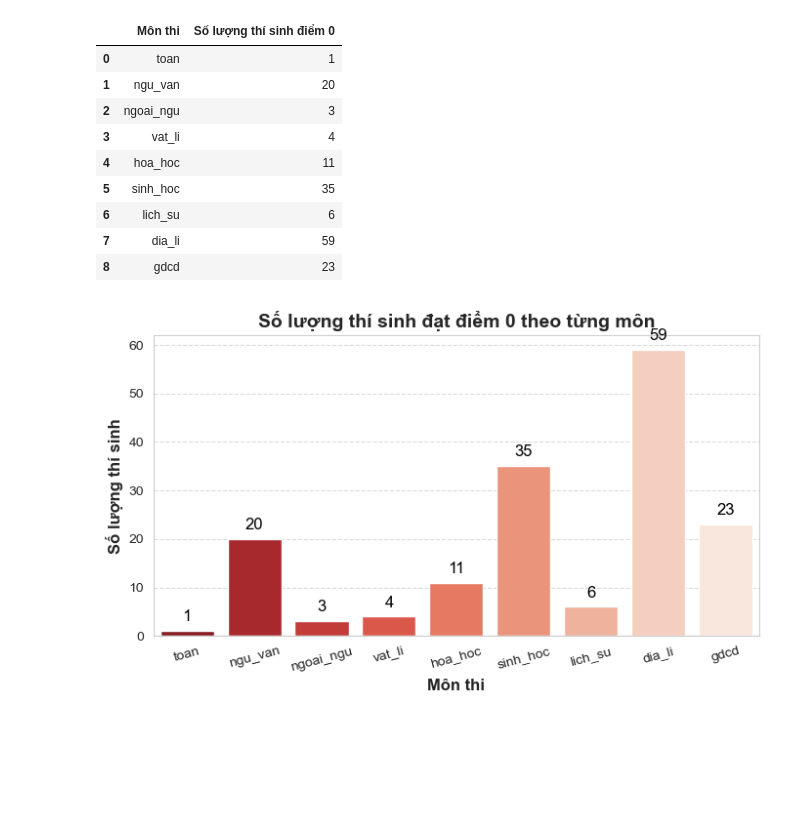
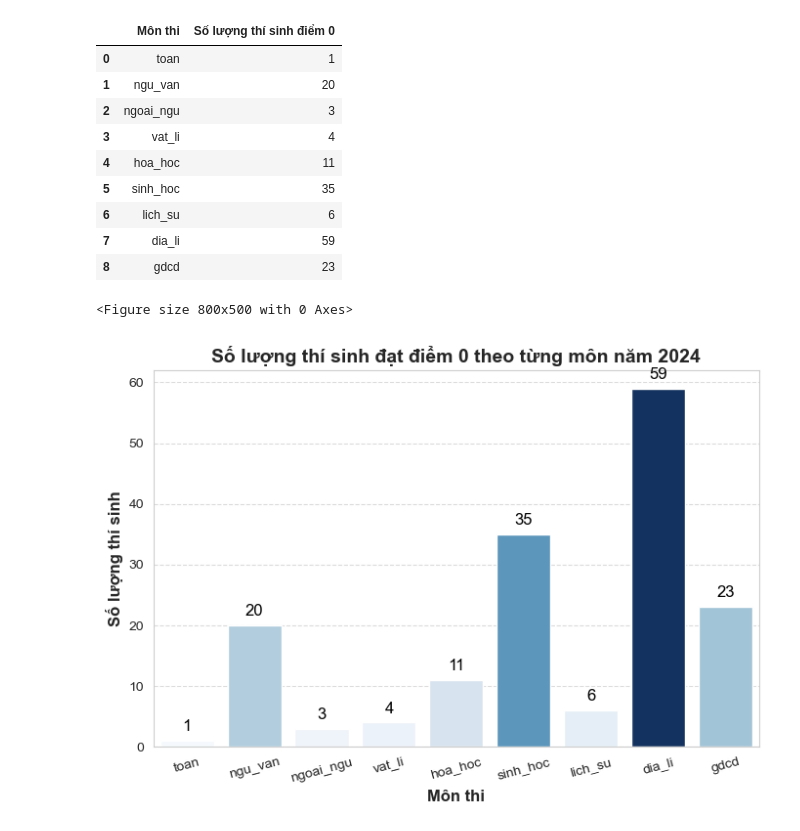
Before and after one commit to nmkhan9/Test_score_analysis-22-23-24-, a Jupyter notebook: Test_Score_Analysis_22_23_24.ipynb, the cells around one changed output. Drawn from its saved outputs; the diff is of its cells as text; code cells hidden in the pictures; blank space fills up the shorter version.

Commit message:
add charts

```diff
--- a/Test_Score_Analysis_22_23_24.ipynb
+++ b/Test_Score_Analysis_22_23_24.ipynb
@@ -842,24 +842,28 @@ df_zero_scores
 | 6 | lich_su | 6 |
 | 7 | dia_li | 59 |
 | 8 | gdcd | 23 |
-# %%
-plt.figure(figsize=(8, 4))
-sns.barplot(
-    data=df_zero_scores,
-    x="Môn thi",
-    y="Số lượng thí sinh điểm 0",
-    palette="Reds_r"
-)
-
-plt.bar_label(plt.gca().containers[0], fmt="%.0f", padding=5, fontsize=12, color="black")
-
-
-plt.title("Số lượng thí sinh đạt điểm 0 theo từng môn", fontsize=14, fontweight="bold")
-plt.xlabel("Môn thi", fontsize=12, fontweight="bold")
-plt.ylabel("Số lượng thí sinh", fontsize=12, fontweight="bold")
-plt.xticks(rotation=15)
-plt.grid(axis="y", linestyle="--", alpha=0.7)
-
-plt.show()
-# %% [output]
-[figure, removed]
+# %%
+plt.figure(figsize=(8, 5))
+plt.figure(figsize=(8, 5))
+cmap = sns.color_palette("Blues", as_cmap=True)
+colors = [cmap(v / max(df_zero_scores["Số lượng thí sinh điểm 0"])) for v in df_zero_scores["Số lượng thí sinh điểm 0"]]
+sns.barplot(
+    data=df_zero_scores,
+    x="Môn thi",
+    y="Số lượng thí sinh điểm 0",
+    palette=colors
+)
+
+plt.bar_label(plt.gca().containers[0], fmt="%.0f", padding=5, fontsize=12, color="black")
+
+
+plt.title("Số lượng thí sinh đạt điểm 0 theo từng môn năm 2024", fontsize=14, fontweight="bold")
+plt.xlabel("Môn thi", fontsize=12, fontweight="bold")
+plt.ylabel("Số lượng thí sinh", fontsize=12, fontweight="bold")
+plt.xticks(rotation=15)
+plt.grid(axis="y", linestyle="--", alpha=0.7)
+
+plt.show()
+# %% [output]
+<Figure size 800x500 with 0 Axes>
+[figure, added]
```
Also changed, not shown: parts of 12 cells of this notebook.
